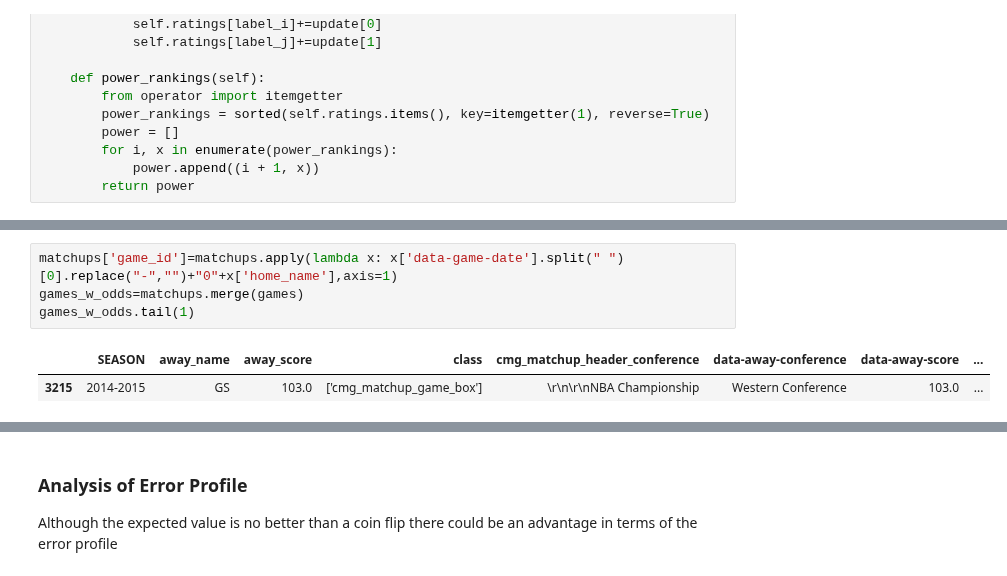
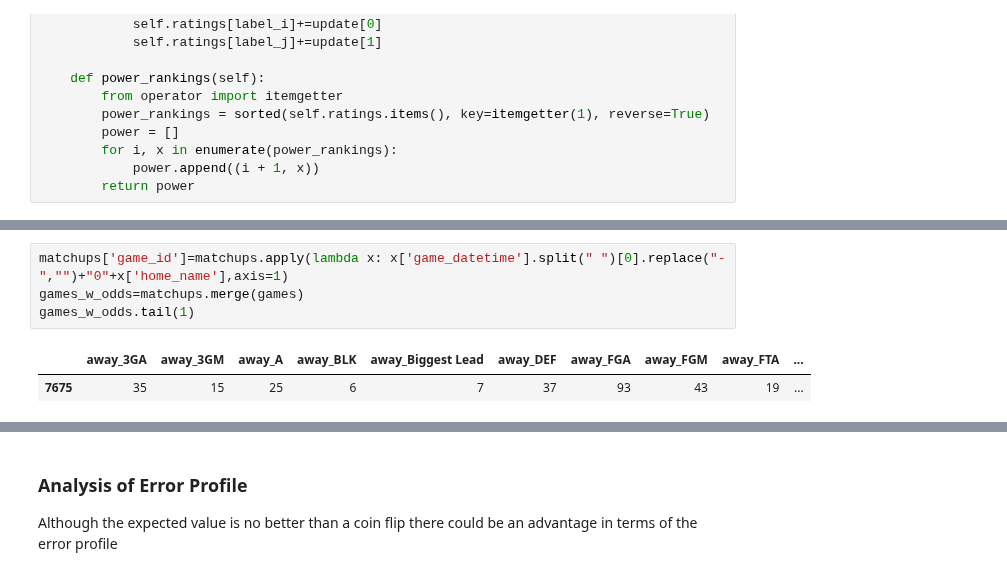
Before and after one commit to rogerfitz/tutorials, a Jupyter notebook: Nate Silver ELO/NBA ELO Replicate.ipynb, the cells around one changed output, grey strips where cells are left out. Drawn from its saved outputs; the diff is of its cells as text.

```diff
--- a/Nate Silver ELO/NBA ELO Replicate.ipynb
+++ b/Nate Silver ELO/NBA ELO Replicate.ipynb
@@ -392,10 +434,10 @@ class HeadToHeadModel(object):
 # %%
-matchups['game_id']=matchups.apply(lambda x: x['data-game-date'].split(" ")[0].replace("-","")+"0"+x['home_name'],axis=1)
+matchups['game_id']=matchups.apply(lambda x: x['game_datetime'].split(" ")[0].replace("-","")+"0"+x['home_name'],axis=1)
 games_w_odds=matchups.merge(games)
 games_w_odds.tail(1)
 # %% [output]
-|  | SEASON | away_name | away_score | class | cmg_matchup_header_conference | data-away-conference | data-away-score | ... |
-| 3215 | 2014-2015 | GS | 103.0 | ['cmg_matchup_game_box'] | \r\n\r\nNBA Championship | Western Conference | 103.0 | ... |
+|  | away_3GA | away_3GM | away_A | away_BLK | away_Biggest Lead | away_DEF | away_FGA | away_FGM | away_FTA | ... |
+| 7675 | 35 | 15 | 25 | 6 | 7 | 37 | 93 | 43 | 19 | ... |
 # %%
 m=HeadToHeadModel(list(games_w_odds.iterrows()), silver_elo_update, elo_prediction)
 m.train()
```
Also changed, not shown: parts of 22 cells of this notebook, 5 other files.
